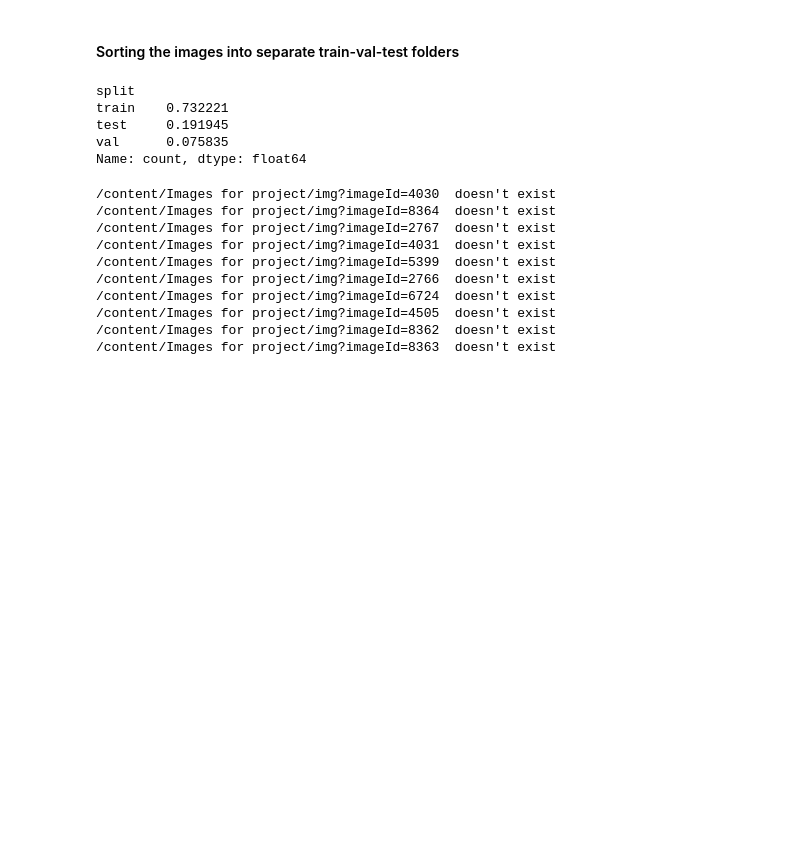
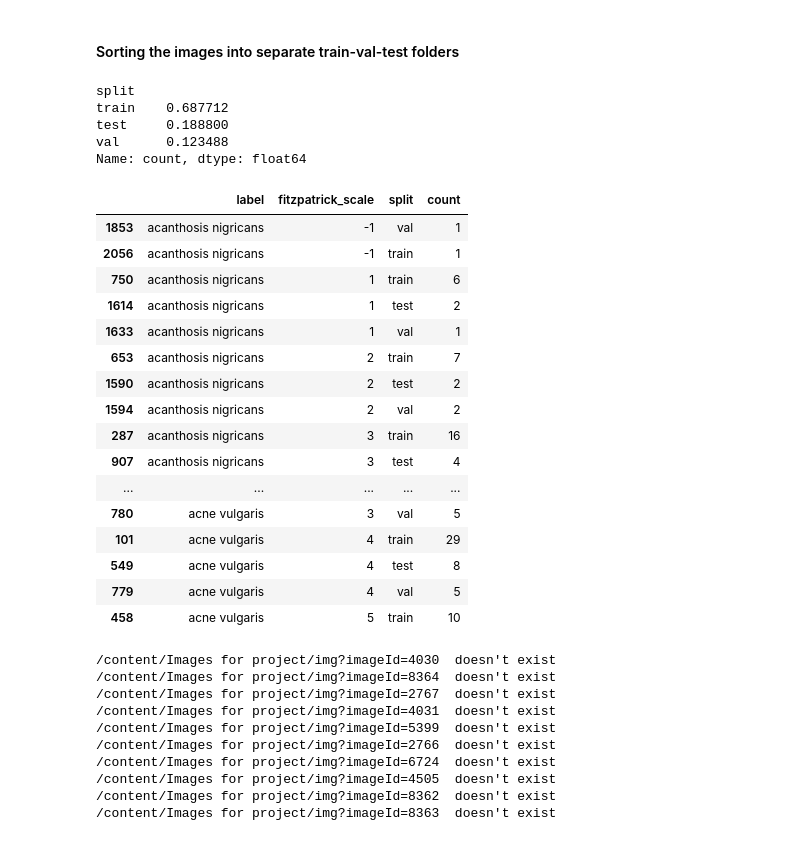
Before and after one commit to MaximilianLae/DL_Skin_Disease_Classification, a Jupyter notebook: Anton's experimentation.ipynb, the cells around one changed output. Saved outputs shown, nothing was run; the diff lists cells and outputs as text; code cells hidden in the pictures; blank space fills up the shorter version.

```diff
--- a/Anton's experimentation.ipynb
+++ b/Anton's experimentation.ipynb
@@ -73,8 +66,8 @@ def assign_split(row, proportion):
         return 'val'
 # %%
 proportion = {
-    'train': 0.75,
-    'val': 0.05,
+    'train': 0.70,
+    'val': 0.10,
     'test': 0.20
 }
 
@@ -82,10 +75,30 @@ df['split'] = df.apply(lambda row: assign_split(row, proportion), axis=1)
 df.split.value_counts()/len(df)
 # %% [output]
 split
-train    0.732221
-test     0.191945
-val      0.075835
+train    0.687712
+test     0.188800
+val      0.123488
 Name: count, dtype: float64
+# %%
+df[['label', 'fitzpatrick_scale', 'split']].value_counts().reset_index().sort_values(by = ['label','fitzpatrick_scale']).head(50)
+# %% [output]
+|  | label | fitzpatrick_scale | split | count |
+| 1853 | acanthosis nigricans | -1 | val | 1 |
+| 2056 | acanthosis nigricans | -1 | train | 1 |
+| 750 | acanthosis nigricans | 1 | train | 6 |
+| 1614 | acanthosis nigricans | 1 | test | 2 |
+| 1633 | acanthosis nigricans | 1 | val | 1 |
+| 653 | acanthosis nigricans | 2 | train | 7 |
+| 1590 | acanthosis nigricans | 2 | test | 2 |
+| 1594 | acanthosis nigricans | 2 | val | 2 |
+| 287 | acanthosis nigricans | 3 | train | 16 |
+| 907 | acanthosis nigricans | 3 | test | 4 |
+| ... | ... | ... | ... | ... |
+| 780 | acne vulgaris | 3 | val | 5 |
+| 101 | acne vulgaris | 4 | train | 29 |
+| 549 | acne vulgaris | 4 | test | 8 |
+| 779 | acne vulgaris | 4 | val | 5 |
+| 458 | acne vulgaris | 5 | train | 10 |
 # %%
 shutil.rmtree('/content/dataset', ignore_errors=True)
 
```
Also changed, not shown: parts of 10 cells of this notebook.
